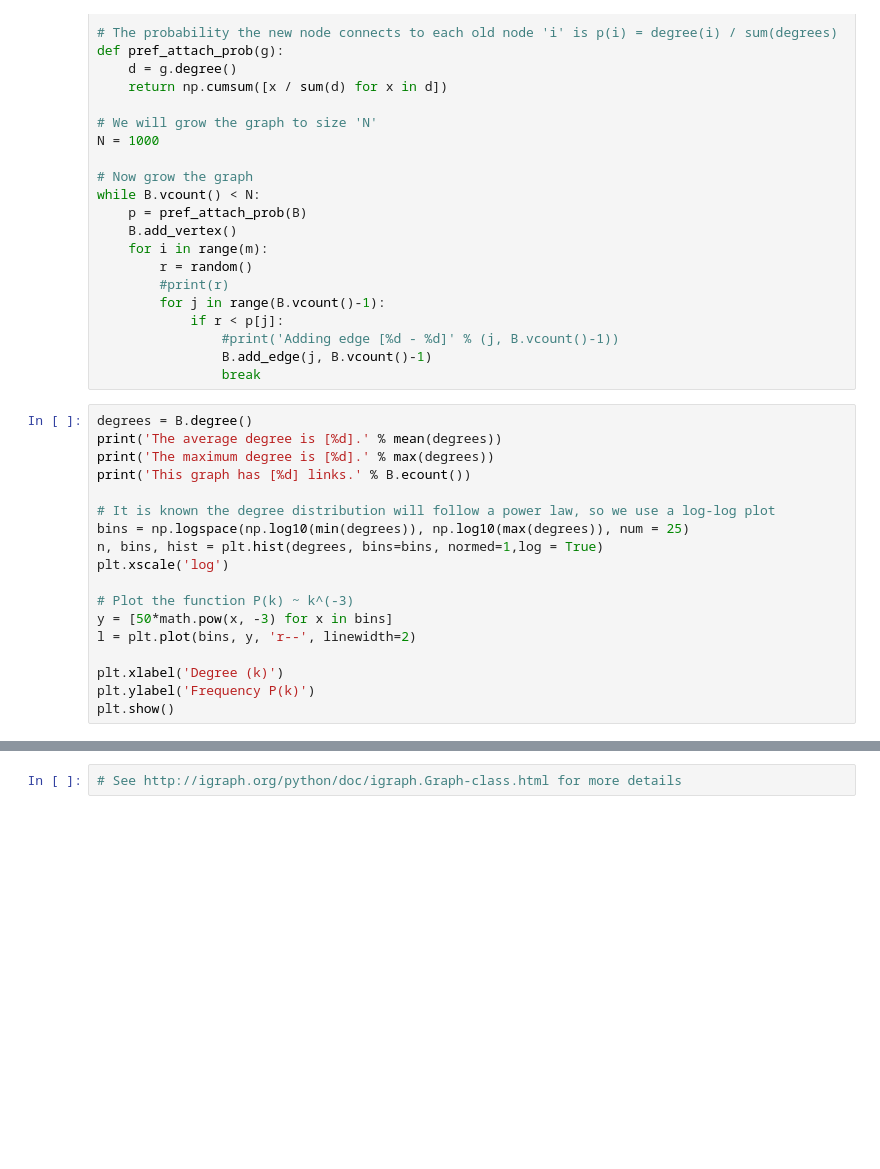
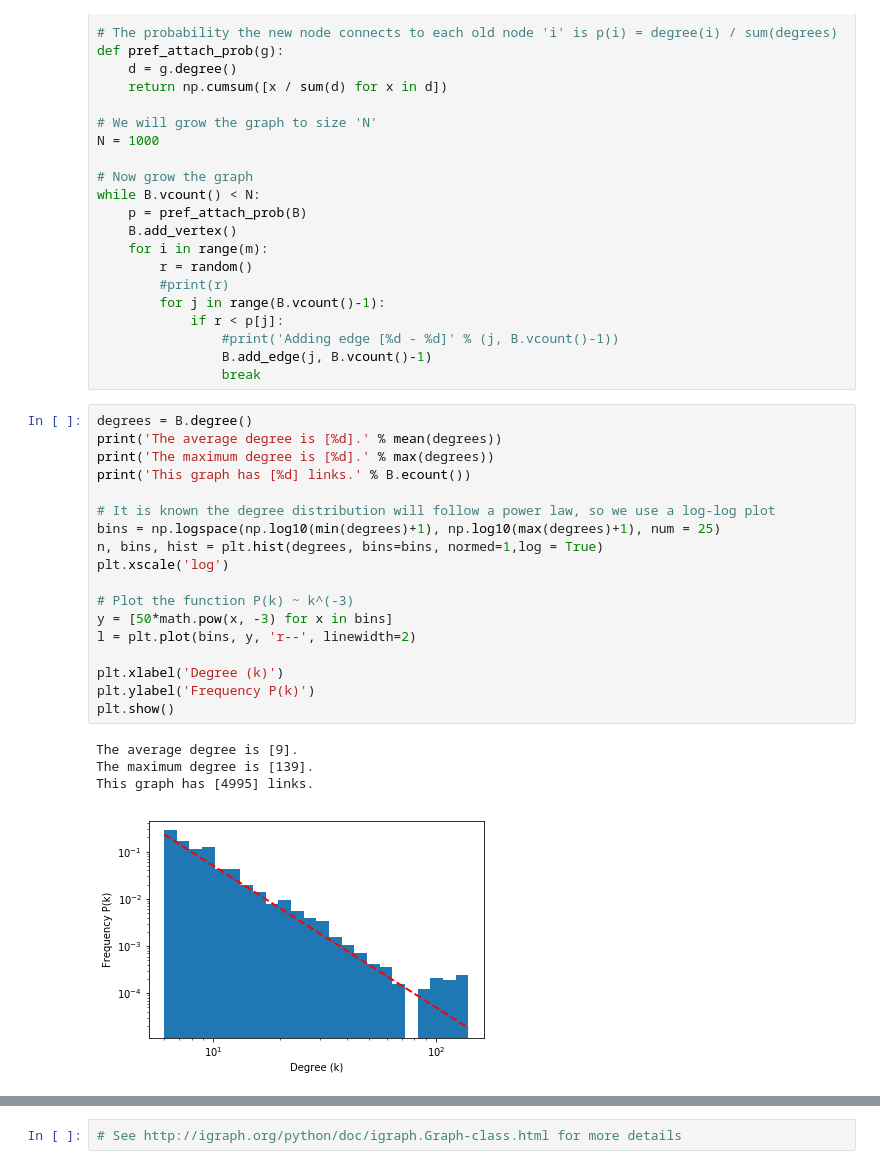
Before and after one commit to jimhalverson/string_data17, a Jupyter notebook: networks/networks_StringData2017.py.ipynb, the cells around one changed output, grey strips where cells are left out. Saved outputs shown, nothing was run; the diff lists cells and outputs as text; blank space fills up the shorter version.

```diff
--- a/networks/networks_StringData2017.py.ipynb
+++ b/networks/networks_StringData2017.py.ipynb
@@ -91,21 +99,26 @@ while B.vcount() < N:
 # %%
 degrees = B.degree()
 print('The average degree is [%d].' % mean(degrees))
 print('The maximum degree is [%d].' % max(degrees))
 print('This graph has [%d] links.' % B.ecount())
 
 # It is known the degree distribution will follow a power law, so we use a log-log plot
-bins = np.logspace(np.log10(min(degrees)), np.log10(max(degrees)), num = 25)
+bins = np.logspace(np.log10(min(degrees)+1), np.log10(max(degrees)+1), num = 25)
 n, bins, hist = plt.hist(degrees, bins=bins, normed=1,log = True)
 plt.xscale('log')
 
 # Plot the function P(k) ~ k^(-3)
 y = [50*math.pow(x, -3) for x in bins]
 l = plt.plot(bins, y, 'r--', linewidth=2)
 
 plt.xlabel('Degree (k)')
 plt.ylabel('Frequency P(k)')
 plt.show()
+# %% [output]
+The average degree is [9].
+The maximum degree is [139].
+This graph has [4995] links.
+[figure, added]
 # %%
 # Let's look at some centrality measures
 
```
Also changed, not shown: parts of 8 cells of this notebook.
